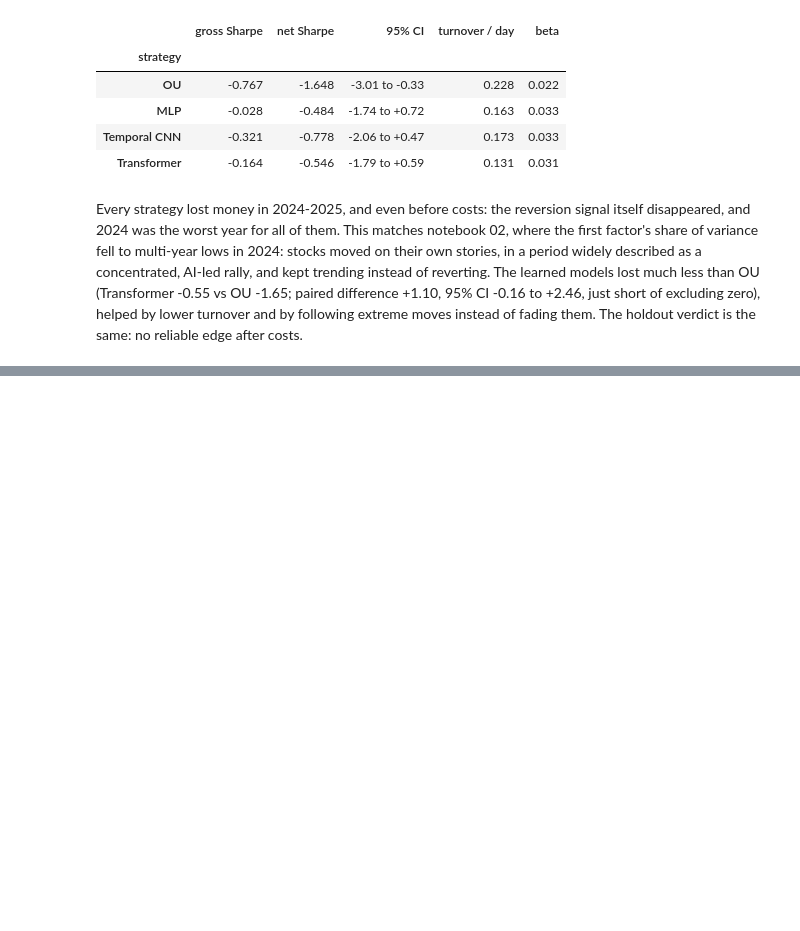
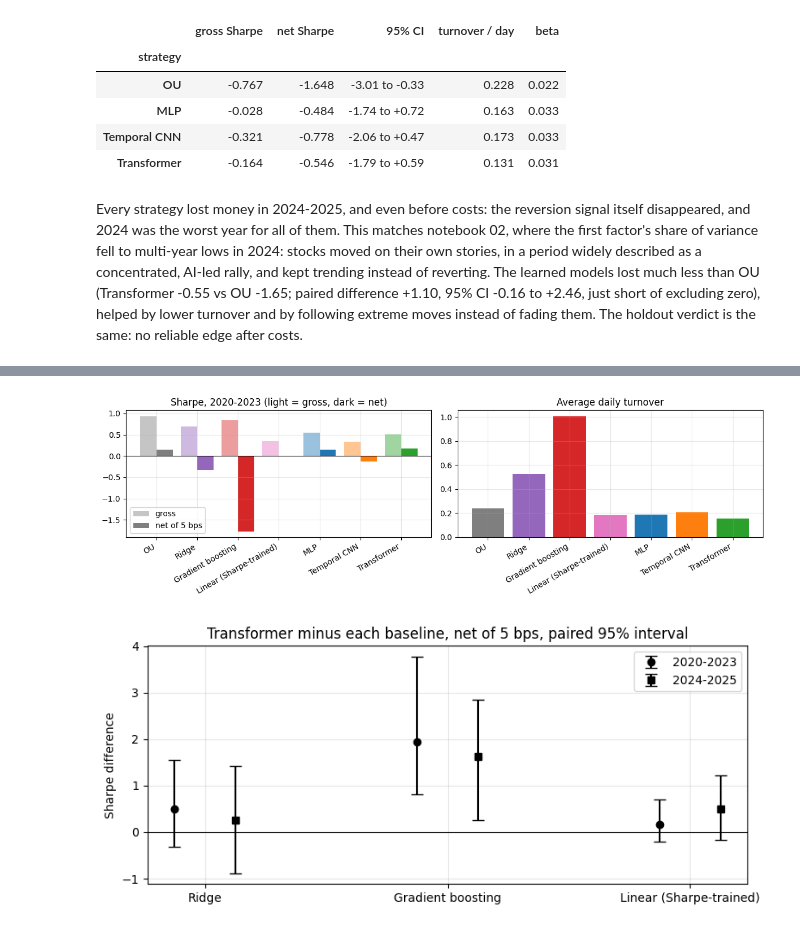
Before and after one commit to Amay-M-Nair/Sharpee, a Jupyter notebook: notebooks/04_results.ipynb, the cells around one changed output, grey strips where cells are left out. Drawn from its saved outputs; the diff is of its cells as text; code cells hidden in the pictures; blank space fills up the shorter version.

Commit message:
Add the amendment section to notebook 04: non-neural baselines vs the Transformer

```diff
--- a/notebooks/04_results.ipynb
+++ b/notebooks/04_results.ipynb
@@ -361,0 +375,18 @@ Every strategy lost money in 2024-2025, and even before costs: the reversion sig
+# %%
+BASE = ["ridge", "gbm", "linear"]
+NAMES.update({"ridge": "Ridge", "gbm": "Gradient boosting", "linear": "Linear (Sharpe-trained)"})
+COLORS.update({"ridge": "tab:purple", "gbm": "tab:red", "linear": "tab:pink"})
+CMP = ["ou"] + BASE + ["mlp", "temporal_cnn", "transformer"]
+display(Markdown((phase3 / "test_amendment.md").read_text(encoding="utf-8")))
+
+rows = []
+for per, label in [("test", "2020-2023"), ("holdout", "2024-2025")]:
+    s_ = pd.read_csv(phase3 / f"{per}_summary.csv")
+    g_ = pd.read_csv(phase3 / f"{per}_significance.csv").set_index("strategy")
+    m_ = s_[(s_["cost_bps"] == cfg["cost_bps"]) & (s_["delay"] == 0)].set_index("strategy")
+    for s in [s for s in CMP if s in m_.index]:
+        rows.append({"period": label, "strategy": NAMES[s], "gross Sharpe": m_.loc[s, "gross_sharpe"],
+                     "net Sharpe": m_.loc[s, "sharpe"], "turnover / day": m_.loc[s, "avg_turnover"],
+                     "DSR": g_.loc[s, "dsr"], "DSR trials": int(g_.loc[s, "n_trials"])})
+cmp_table = pd.DataFrame(rows).set_index(["period", "strategy"])
+cmp_table.round(3)
@@ -361,0 +417,35 @@ Every strategy lost money in 2024-2025, and even before costs: the reversion sig
+# %%
+test_main = summary[(summary["cost_bps"] == cfg["cost_bps"]) & (summary["delay"] == 0)].set_index("strategy")
+shown = [s for s in CMP if s in test_main.index]
+fig, axes = plt.subplots(1, 2, figsize=(12, 3.8))
+x = np.arange(len(shown))
+cols = [COLORS[s] for s in shown]
+axes[0].bar(x - 0.2, test_main.loc[shown, "gross_sharpe"], width=0.4, color=cols, alpha=0.45, label="gross")
+axes[0].bar(x + 0.2, test_main.loc[shown, "sharpe"], width=0.4, color=cols, label="net of 5 bps")
+axes[0].axhline(0, color="black", lw=0.8)
+axes[0].set_xticks(x, [NAMES[s] for s in shown], rotation=30, ha="right")
+axes[0].set_title("Sharpe, 2020-2023 (light = gross, dark = net)")
+axes[0].legend()
+axes[1].bar(x, test_main.loc[shown, "avg_turnover"], color=cols)
+axes[1].set_xticks(x, [NAMES[s] for s in shown], rotation=30, ha="right")
+axes[1].set_title("Average daily turnover")
+fig.tight_layout()
+save(fig, "04_baselines_comparison")
+plt.show()
+
+fig, ax = plt.subplots(figsize=(9, 3.6))
+for k, (per, label, marker) in enumerate([("test", "2020-2023", "o"), ("holdout", "2024-2025", "s")]):
+    comp = pd.read_csv(phase3 / f"{per}_neural_vs_baselines.csv").set_index("baseline").loc[BASE]
+    xs = np.arange(len(BASE)) + (k - 0.5) * 0.25
+    ax.errorbar(xs, comp["diff"], yerr=[comp["diff"] - comp["ci_low"], comp["ci_high"] - comp["diff"]],
+                fmt=marker, capsize=5, color="black", label=label)
+ax.axhline(0, color="black", lw=0.8)
+ax.set_xticks(np.arange(len(BASE)), [NAMES[b] for b in BASE])
+ax.set_ylabel("Sharpe difference")
+ax.set_title("Transformer minus each baseline, net of 5 bps, paired 95% interval")
+ax.legend()
+save(fig, "04_neural_vs_baselines")
+plt.show()
+# %% [output]
+[figure, added]
+[figure, added]
```
Also changed, not shown: parts of 6 cells of this notebook, 3 other files.
